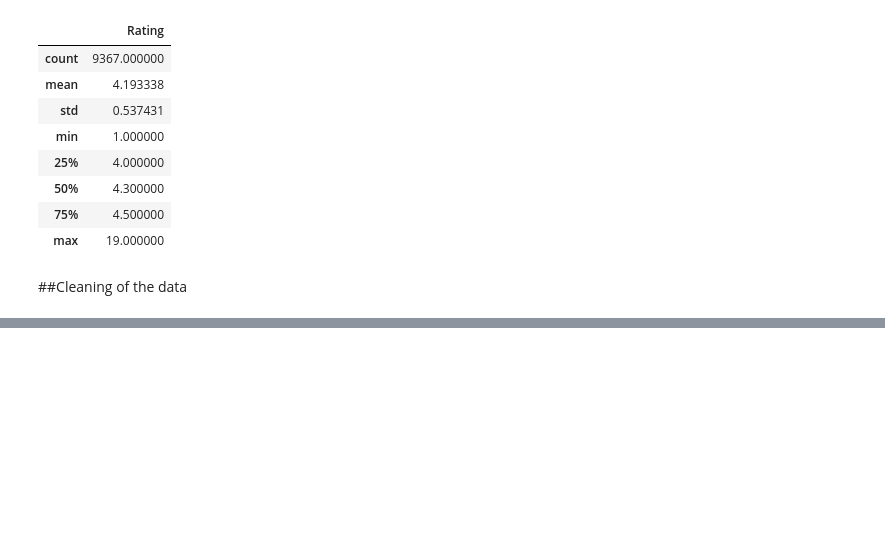
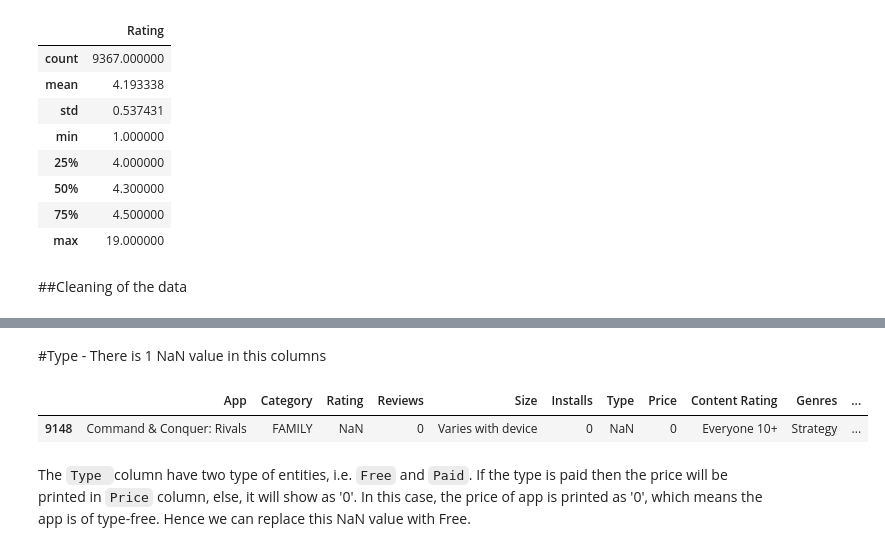
Before and after one commit to gauravrs195/Capstone-1-Play-Store-App-Review-Analysis, a Jupyter notebook: Copy_of_Play_Store_App_Review_Analysis_Capstone_Project.ipynb, the cells around one changed output, grey strips where cells are left out. Cells and saved outputs as stored; diff of their text form; code cells hidden in the pictures; blank space fills up the shorter version.

```diff
--- a/Copy_of_Play_Store_App_Review_Analysis_Capstone_Project.ipynb
+++ b/Copy_of_Play_Store_App_Review_Analysis_Capstone_Project.ipynb
@@ -101,0 +216,9 @@ psd_df.describe()
+# %% [markdown]
+#Type - There is 1 NaN value in this columns
+# %%
+psd_df[psd_df['Type'].isnull()]
+# %% [output]
+|  | App | Category | Rating | Reviews | Size | Installs | Type | Price | Content Rating | Genres | ... |
+| 9148 | Command & Conquer: Rivals | FAMILY | NaN | 0 | Varies with device | 0 | NaN | 0 | Everyone 10+ | Strategy | ... |
+# %% [markdown]
+The `Type `column have two type of entities, i.e. `Free` and `Paid`. If the type is paid then the price will be printed in `Price` column, else, it will show as '0'. In this case, the price of app is printed as '0', which means the app is of type-free. Hence we can replace this NaN value with Free.
```
Also changed, not shown: parts of 13 cells of this notebook.
